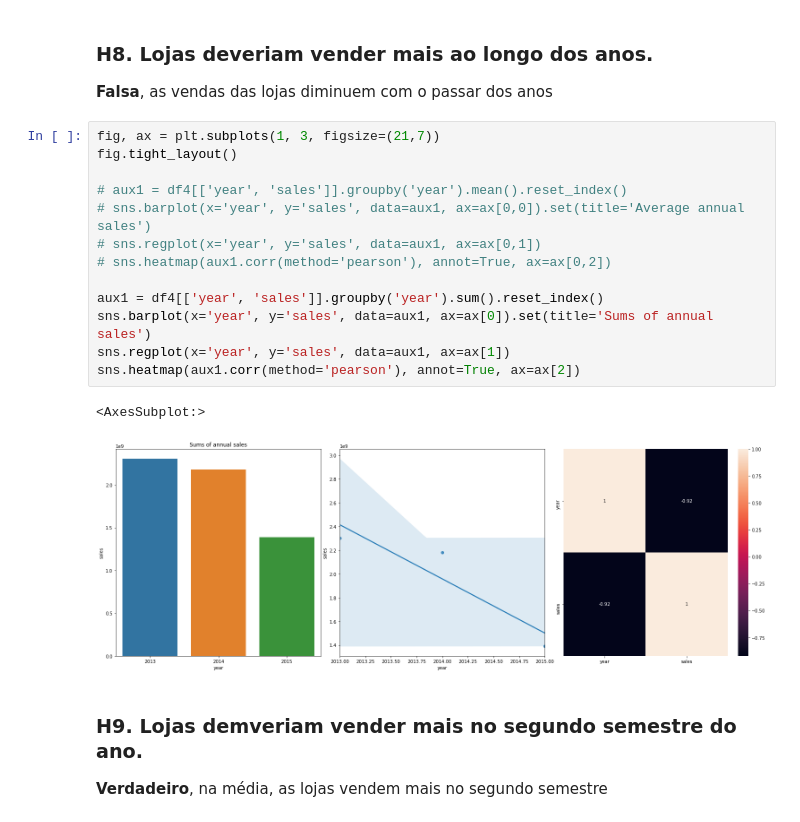
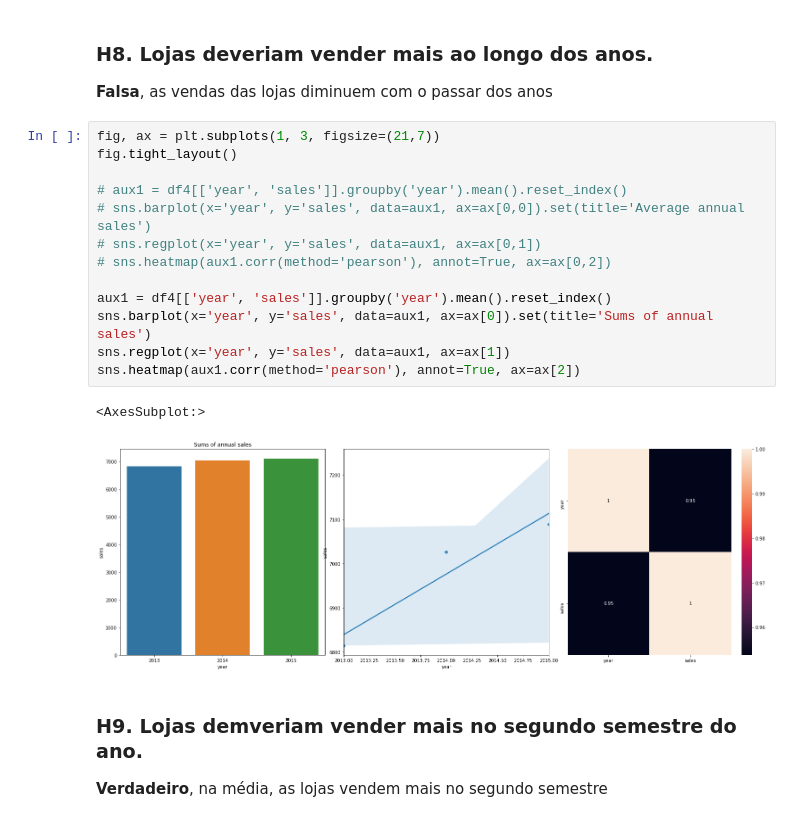
Before and after one commit to Leonamrsm/DS-em-Producao, a Jupyter notebook: Notebooks/m09_v01_store_sales_prediction.ipynb, the cells around one changed output. Saved outputs shown, nothing was run; the diff lists cells and outputs as text.

```diff
--- a/Notebooks/m09_v01_store_sales_prediction.ipynb
+++ b/Notebooks/m09_v01_store_sales_prediction.ipynb
@@ -762,19 +771,19 @@ sns.barplot(x='year', y='sales', hue='state_holiday', data=aux2,ax=ax[1])
 # %%
 fig, ax = plt.subplots(1, 3, figsize=(21,7))
 fig.tight_layout()
 
 # aux1 = df4[['year', 'sales']].groupby('year').mean().reset_index()
 # sns.barplot(x='year', y='sales', data=aux1, ax=ax[0,0]).set(title='Average annual sales')
 # sns.regplot(x='year', y='sales', data=aux1, ax=ax[0,1])
 # sns.heatmap(aux1.corr(method='pearson'), annot=True, ax=ax[0,2])
 
-aux1 = df4[['year', 'sales']].groupby('year').sum().reset_index()
+aux1 = df4[['year', 'sales']].groupby('year').mean().reset_index()
 sns.barplot(x='year', y='sales', data=aux1, ax=ax[0]).set(title='Sums of annual sales')
 sns.regplot(x='year', y='sales', data=aux1, ax=ax[1])
 sns.heatmap(aux1.corr(method='pearson'), annot=True, ax=ax[2])
 # %% [output]
 <AxesSubplot:>
-[figure, old version]
+[figure, new version]
 # %% [markdown]
 ### **H9.** Lojas demveriam vender mais no segundo semestre do ano.
 **Verdadeiro**, na média, as lojas vendem mais no segundo semestre
```
Also changed, not shown: parts of 19 cells of this notebook, 2 other files.
